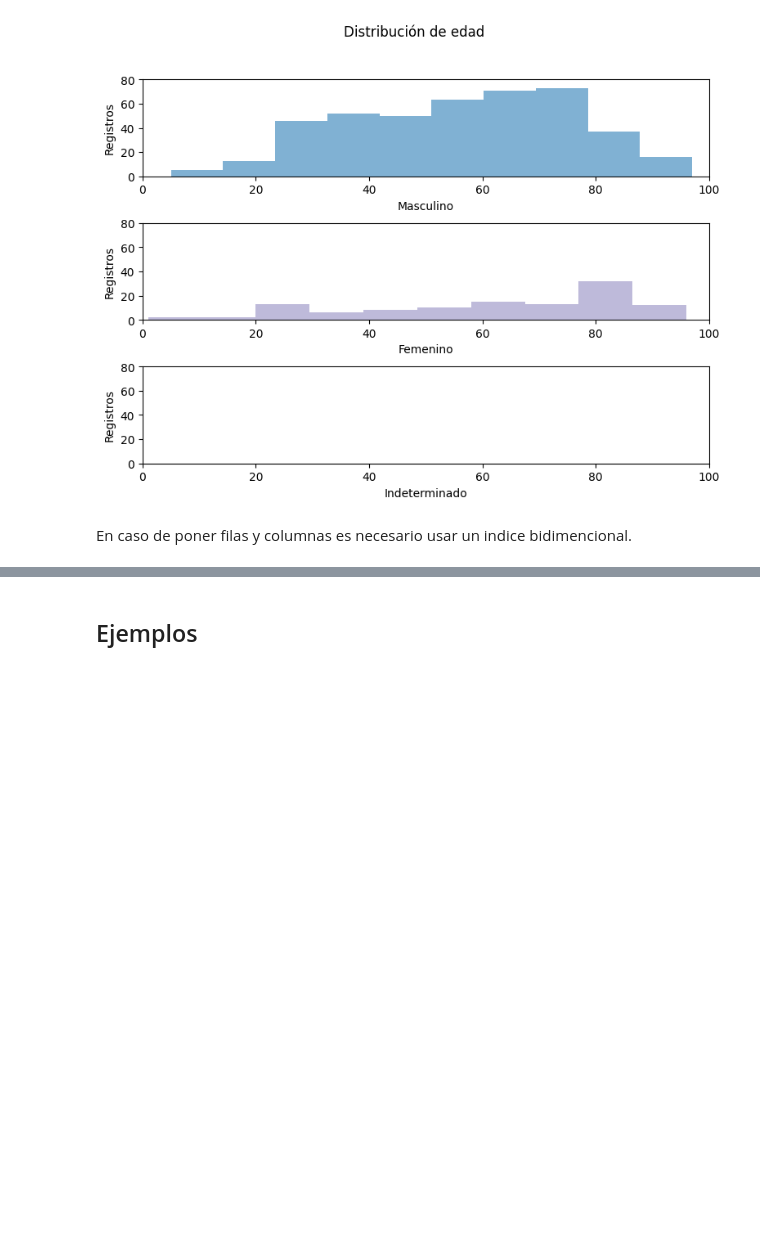
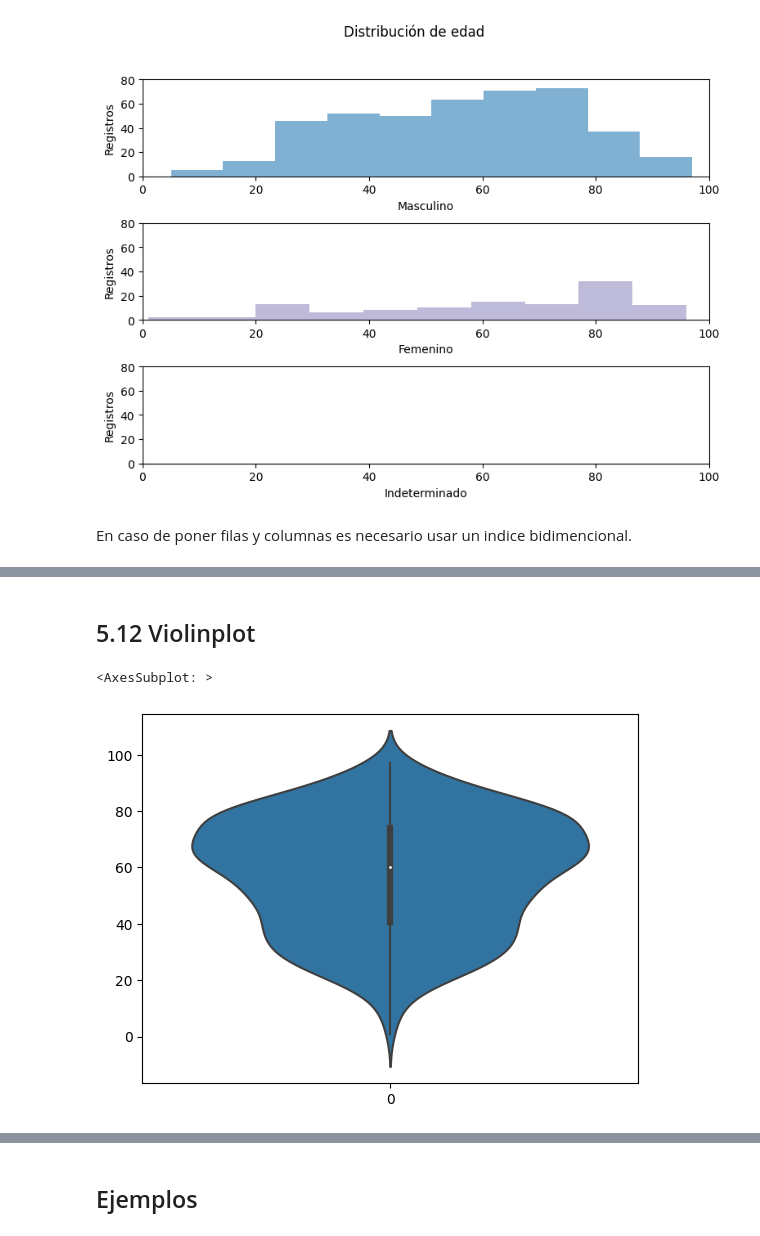
Before and after one commit to mar-esther23/CursoPandas2023, a Jupyter notebook: CP5-Graficas.ipynb, the cells around one changed output, grey strips where cells are left out. Cells and saved outputs as stored; diff of their text form; code cells hidden in the pictures; blank space fills up the shorter version.

```diff
--- a/CP5-Graficas.ipynb
+++ b/CP5-Graficas.ipynb
@@ -438,0 +444,7 @@ Configura esta gráfica para agregar color, leyendas y ejes, etc.
+# %% [markdown]
+## 5.12 Violinplot
+# %%
+sns.violinplot(df['Edad_años'])
+# %% [output]
+<AxesSubplot: >
+[figure, added]
```
Also changed, not shown: parts of 17 cells of this notebook, 1 other file.
